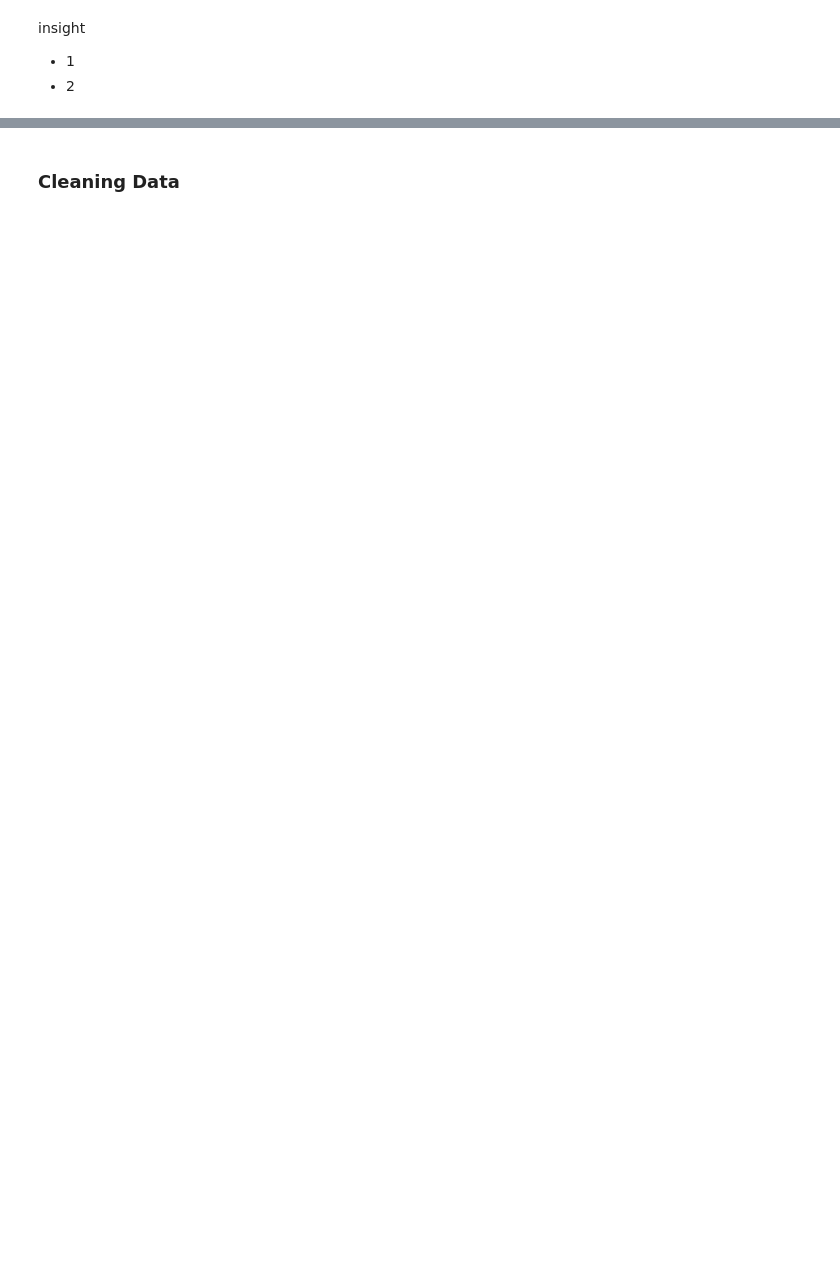
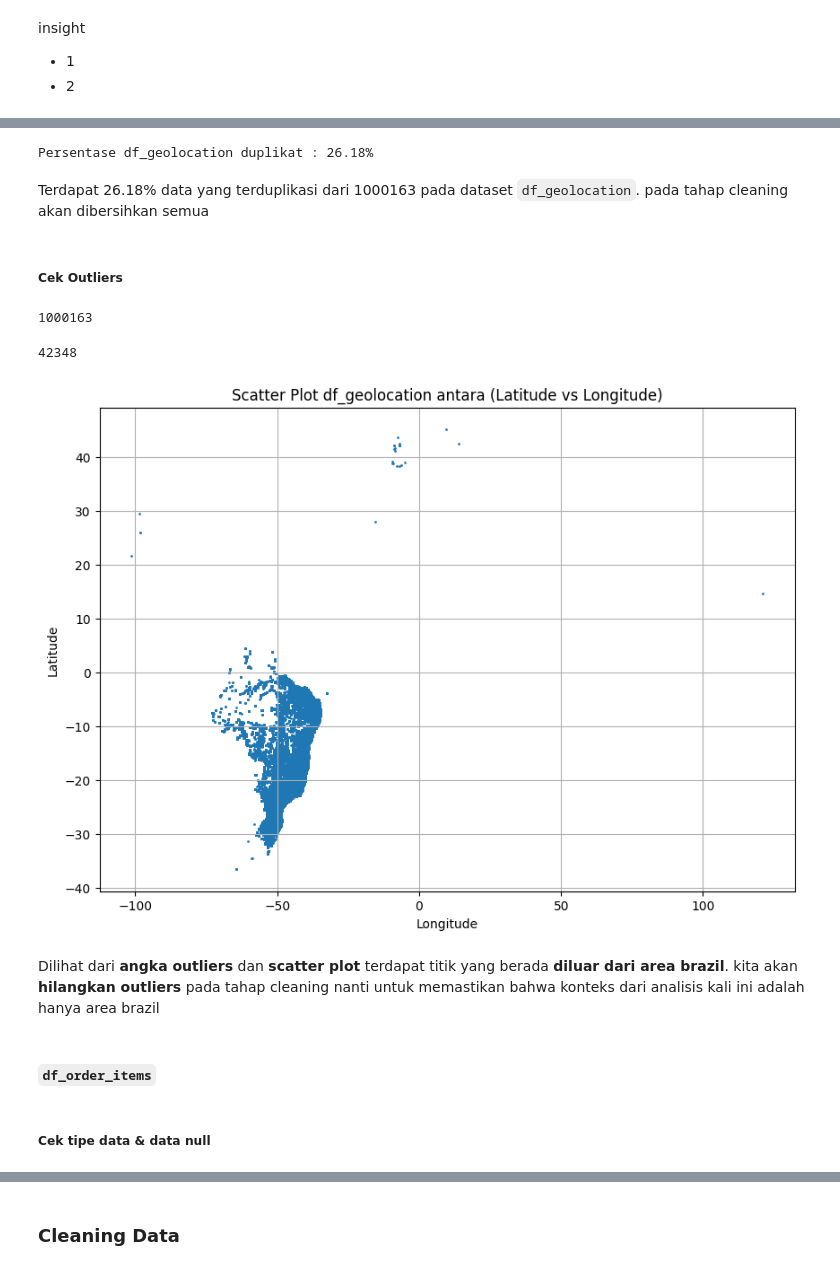
Before and after one commit to hibnastiar27/brazilian-e-commerce-analysis, a Jupyter notebook: notebook.ipynb, the cells around one changed output, grey strips where cells are left out. Saved outputs shown, nothing was run; the diff lists cells and outputs as text; code cells hidden in the pictures; blank space fills up the shorter version.

Commit message:
Melakukan Assesing pada semua dataset

```diff
--- a/notebook.ipynb
+++ b/notebook.ipynb
@@ -135,0 +260,61 @@ insight
+# %%
+
+persentase_duplikat_geolocation = duplikat_baris_geolocation / total_baris_geolocation * 100
+print(f'Persentase df_geolocation duplikat : {persentase_duplikat_geolocation:.2f}%')
+# %% [output]
+Persentase df_geolocation duplikat : 26.18%
+# %% [markdown]
+Terdapat 26.18% data yang terduplikasi dari 1000163 pada dataset `df_geolocation`. pada tahap cleaning akan dibersihkan semua
+# %% [markdown]
+##### Cek Outliers
+# %%
+# outliers latitude
+q1_lat = df_geolocation['geolocation_lat'].quantile(.25) # 0.25 disingkat dengan .25
+q3_lat = df_geolocation['geolocation_lat'].quantile(.75)
+iqr_lat = q1_lat-q3_lat
+
+lower_bound = q1_lat - 1.5 * iqr_lat
+upper_bound = q3_lat + 1.5 * iqr_lat
+
+outliers_df_geolocation = df_geolocation[
+  (df_geolocation['geolocation_lat'] < lower_bound) |
+  (df_geolocation['geolocation_lat'] > upper_bound)
+]
+
+print(len(outliers_df_geolocation))
+# %% [output]
+1000163
+# %%
+# outliers longtitude
+q1_lng = df_geolocation['geolocation_lng'].quantile(.25)
+q3_lng = df_geolocation['geolocation_lng'].quantile(.75)
+iqr_lng = q3_lng - q1_lng
+
+lower_bound_lng = q1_lng - 1.5 * iqr_lng
+upper_bound_lng = q3_lng + 1.5 * iqr_lng
+
+outliers_lng = df_geolocation[
+    (df_geolocation['geolocation_lng'] < lower_bound_lng) |
+    (df_geolocation['geolocation_lng'] > upper_bound_lng)
+]
+
+print(len(outliers_lng))
+# %% [output]
+42348
+# %%
+
+plt.figure(figsize=(10, 7))
+plt.scatter(df_geolocation['geolocation_lng'], df_geolocation['geolocation_lat'], alpha=1, s=1)
+plt.title('Scatter Plot df_geolocation antara (Latitude vs Longitude)')
+plt.xlabel('Longitude')
+plt.ylabel('Latitude')
+plt.grid(True)
+plt.show()
+# %% [output]
+[figure, added]
+# %% [markdown]
+Dilihat dari **angka outliers** dan **scatter plot** terdapat titik yang berada **diluar dari area brazil**. kita akan **hilangkan outliers** pada tahap cleaning nanti untuk memastikan bahwa konteks dari analisis kali ini adalah hanya area brazil
+# %% [markdown]
+#### `df_order_items`
+# %% [markdown]
+##### Cek tipe data & data null
```
Also changed, not shown: parts of 122 cells of this notebook.
